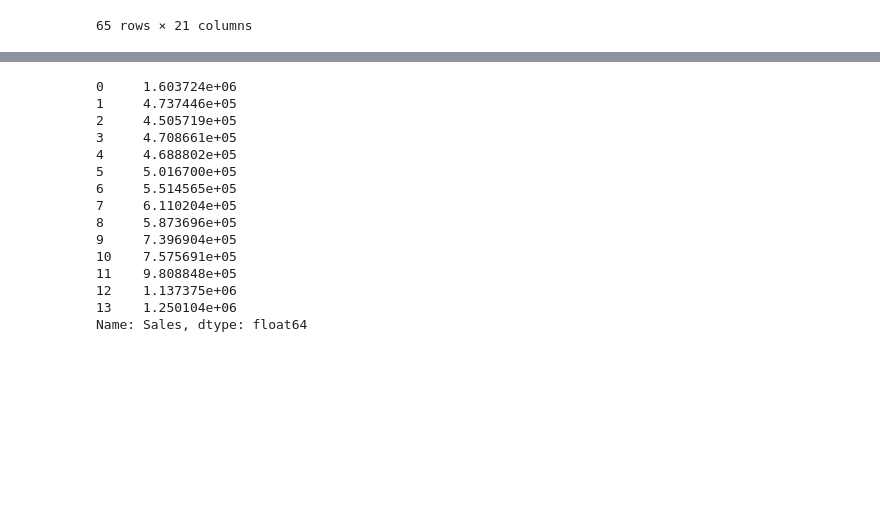
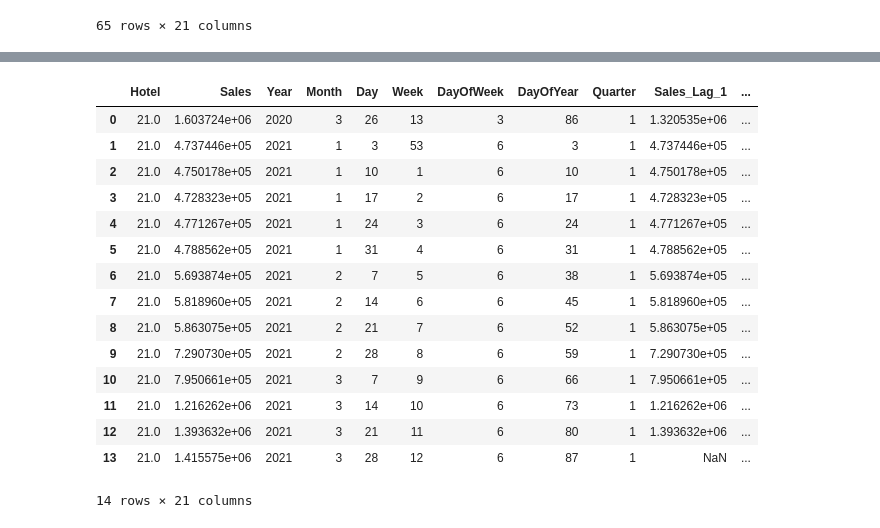
Before and after one commit to Behachee/TheHotel_Sales, a Jupyter notebook: 3-Modeling.ipynb, the cells around one changed output, grey strips where cells are left out. Saved outputs shown, nothing was run; the diff lists cells and outputs as text; code cells hidden in the pictures; blank space fills up the shorter version.

Commit message:
modeling and prediction csv

```diff
--- a/3-Modeling.ipynb
+++ b/3-Modeling.ipynb
@@ -331,32 +360,48 @@ df_2021
 14 rows × 21 columns
 # %%
+import joblib
 # Prévision récursive pour les 13 premières semaines de 2021
-for i in range(1, 14):
-    # Prévision pour la semaine suivante
-    pred = best_model.predict(df_2021.iloc[i:i+1].drop('Sales', axis=1))
-    df_2021.loc[i, 'Sales'] = pred[0]
+def predict_2021(df, number):
+    # Charger le modèle
+    model = joblib.load(f'models/hotel_{number}_sales_predictor.pkl')
+    for i in range(1,14):
+        # Prévision pour la semaine suivante
+        pred = model.predict(df.iloc[i:i+1].drop('Sales', axis=1))
+        df.loc[i, 'Sales'] = pred[0]
 
-    # Mise à jour des retards pour les prévisions futures
-    if i < 13:  # Pas besoin de le faire pour la dernière prévision
-        for j in range(1, 13):
-            if i-j+1 >= 0:
-                df_2021.loc[i+1, f'Sales_Lag_{j}'] = df_2021.loc[i-j+1, 'Sales']
+    for i in range(1, 13):
+        if i < 13:
+            for j in range(1, 13):
+                if i-j+1 >= 0:
+                    df.loc[i, f'Sales_Lag_{j}'] = df.loc[i-j+1, 'Sales']
+    return df
 
-# Affichage des prévisions
-print(df_2021['Sales'])
+df_2021_21 = predict_2021(df_2021_21, 21)
+df_2021_22 = predict_2021(df_2021_22, 22)
+df_2021_23 = predict_2021(df_2021_23, 23)
+df_2021_24 = predict_2021(df_2021_24, 24)
+df_2021_25 = predict_2021(df_2021_25, 25)
+df_2021_26 = predict_2021(df_2021_26, 26)
+df_2021_27 = predict_2021(df_2021_27, 27)
+df_2021_28 = predict_2021(df_2021_28, 28)
+df_2021_29 = predict_2021(df_2021_29, 29)
+df_2021_30 = predict_2021(df_2021_30, 30)
+df_2021_59 = predict_2021(df_2021_59, 59)
+df_2021_21
 # %% [output]
+|  | Hotel | Sales | Year | Month | Day | Week | DayOfWeek | DayOfYear | Quarter | Sales_Lag_1 | ... |
+| 0 | 21.0 | 1.603724e+06 | 2020 | 3 | 26 | 13 | 3 | 86 | 1 | 1.320535e+06 | ... |
+| 1 | 21.0 | 4.737446e+05 | 2021 | 1 | 3 | 53 | 6 | 3 | 1 | 4.737446e+05 | ... |
+| 2 | 21.0 | 4.750178e+05 | 2021 | 1 | 10 | 1 | 6 | 10 | 1 | 4.750178e+05 | ... |
+| 3 | 21.0 | 4.728323e+05 | 2021 | 1 | 17 | 2 | 6 | 17 | 1 | 4.728323e+05 | ... |
+| 4 | 21.0 | 4.771267e+05 | 2021 | 1 | 24 | 3 | 6 | 24 | 1 | 4.771267e+05 | ... |
+| 5 | 21.0 | 4.788562e+05 | 2021 | 1 | 31 | 4 | 6 | 31 | 1 | 4.788562e+05 | ... |
+| 6 | 21.0 | 5.693874e+05 | 2021 | 2 | 7 | 5 | 6 | 38 | 1 | 5.693874e+05 | ... |
+| 7 | 21.0 | 5.818960e+05 | 2021 | 2 | 14 | 6 | 6 | 45 | 1 | 5.818960e+05 | ... |
+| 8 | 21.0 | 5.863075e+05 | 2021 | 2 | 21 | 7 | 6 | 52 | 1 | 5.863075e+05 | ... |
+| 9 | 21.0 | 7.290730e+05 | 2021 | 2 | 28 | 8 | 6 | 59 | 1 | 7.290730e+05 | ... |
+| 10 | 21.0 | 7.950661e+05 | 2021 | 3 | 7 | 9 | 6 | 66 | 1 | 7.950661e+05 | ... |
+| 11 | 21.0 | 1.216262e+06 | 2021 | 3 | 14 | 10 | 6 | 73 | 1 | 1.216262e+06 | ... |
+| 12 | 21.0 | 1.393632e+06 | 2021 | 3 | 21 | 11 | 6 | 80 | 1 | 1.393632e+06 | ... |
+| 13 | 21.0 | 1.415575e+06 | 2021 | 3 | 28 | 12 | 6 | 87 | 1 | NaN | ... |
-0     1.603724e+06
-1     4.737446e+05
-2     4.505719e+05
-3     4.708661e+05
-4     4.688802e+05
-5     5.016700e+05
-6     5.514565e+05
-7     6.110204e+05
-8     5.873696e+05
-9     7.396904e+05
-10    7.575691e+05
-11    9.808848e+05
-12    1.137375e+06
-13    1.250104e+06
-Name: Sales, dtype: float64
+14 rows × 21 columns
```
Also changed, not shown: parts of 10 cells of this notebook, 10 other files.
